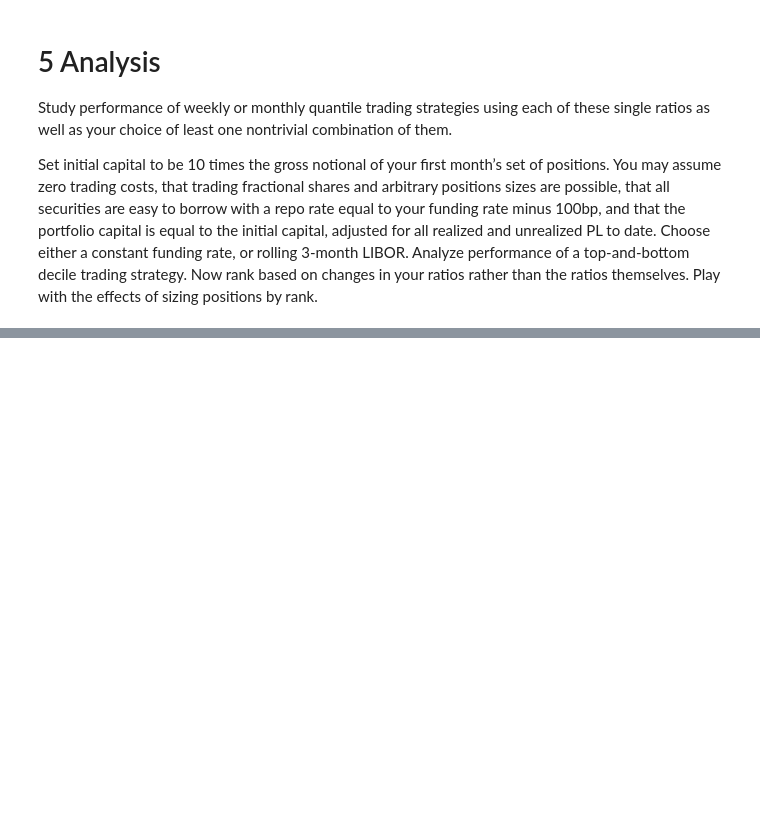
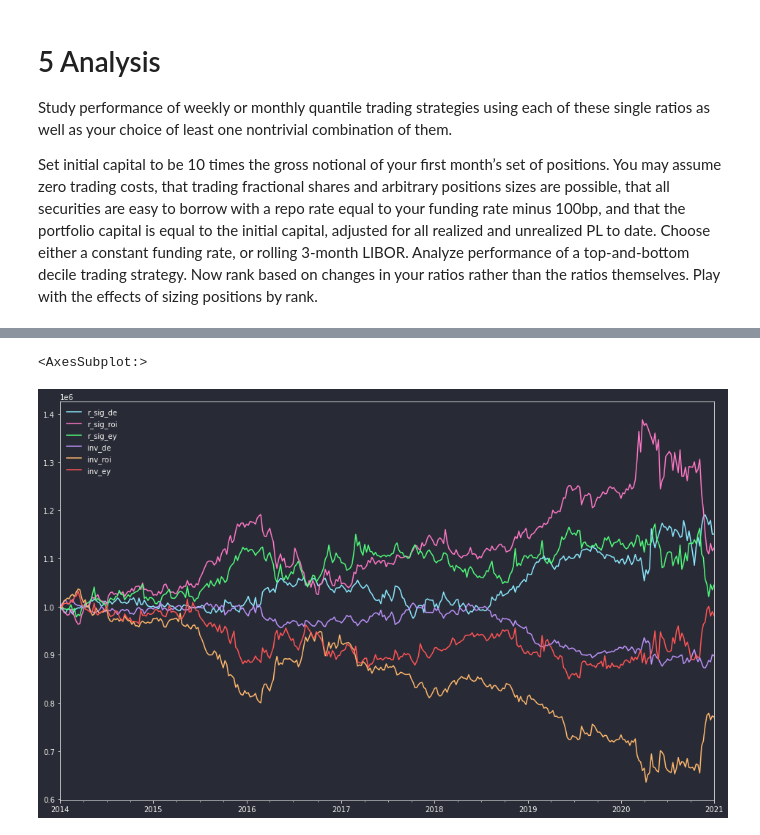
Before and after one commit to philipwlee/regquant, a Jupyter notebook: hw3_ratio_quantiles/hw3_ratio_quantiles_philip_lee_12129240.ipynb, the cells around one changed output, grey strips where cells are left out. Saved outputs shown, nothing was run; the diff lists cells and outputs as text; code cells hidden in the pictures; blank space fills up the shorter version.

```diff
--- a/hw3_ratio_quantiles/hw3_ratio_quantiles_philip_lee_12129240.ipynb
+++ b/hw3_ratio_quantiles/hw3_ratio_quantiles_philip_lee_12129240.ipynb
@@ -369,18 +396,19 @@ ewm_ind = eodz[cols].groupby("ticker").ewm(com=center_of_mass).mean()
 
 signal_cols = ["sig_de", "sig_roi", "sig_ey"]
 eodz[signal_cols] = ewm_ind.reset_index(level=0, drop=True).sort_index()
-# %%
-def quantile_assignment(df, field):
-    """Assigns quantiles to each field
-    Fills NaN values as 5 to not interfere with trading logic."""
-    df[f"q_{field}"] = pd.qcut(df[field], 10, labels=False).fillna(5)
-    return df
-
-eodz = eodz.groupby("date").apply(quantile_assignment, field="sig_de")
-eodz = eodz.groupby("date").apply(quantile_assignment, field="sig_roi")
-eodz = eodz.groupby("date").apply(quantile_assignment, field="sig_ey")
+# %%
+def rank_assignment(df, field):
+    """Assigns quantiles to each field
+    Fills NaN values as 5 to not interfere with trading logic."""
+    df[f"r_{field}"] = df[field].rank().astype(int)
+    return df
+
+eodz = eodz.groupby("date").apply(rank_assignment, field="sig_de")
+eodz = eodz.groupby("date").apply(rank_assignment, field="sig_roi")
+eodz = eodz.groupby("date").apply(rank_assignment, field="sig_ey")
 # %%
 eodz_cols = ["date", "ticker", "adj_close", "q_sig_de", "q_sig_roi", "q_sig_ey"]
+eodz_cols = ["date", "ticker", "adj_close", "r_sig_de", "r_sig_roi", "r_sig_ey"]
 
 trading_df = eodz[eodz_cols].copy(deep=True)
 gc_rate = (rates["gc"] / 52).rolling(30).mean().to_frame().reset_index().rename(columns={"Date": "date"})
@@ -389,4 +417,5 @@ trading_df.set_index("date", inplace=True)
 
 trading_df = trading_df.groupby("ticker").resample("W-Fri", label="right").last()
 trading_df = trading_df.reset_index(level=0, drop=True)
-trading_df.sort_index(inplace=True)
+trading_df.sort_values(["date","ticker"], inplace=True)
+trading_df.reset_index(inplace=True)
@@ -413,0 +422,8 @@ trading_df
+# %%
+cols = ["r_sig_de", "r_sig_roi", "r_sig_ey"]
+invs = ["inv_de", "inv_roi", "inv_ey"]
+
+top_rank = trading_df["r_sig_de"].max()
+
+trading_df[invs] = top_rank - trading_df[cols]
+trading_df
@@ -413,0 +651,5 @@ trading_df
+# %%
+qe.performance.plot()
+# %% [output]
+<AxesSubplot:>
+[figure, added]
```
Also changed, not shown: parts of 17 cells of this notebook, 1 other file.
